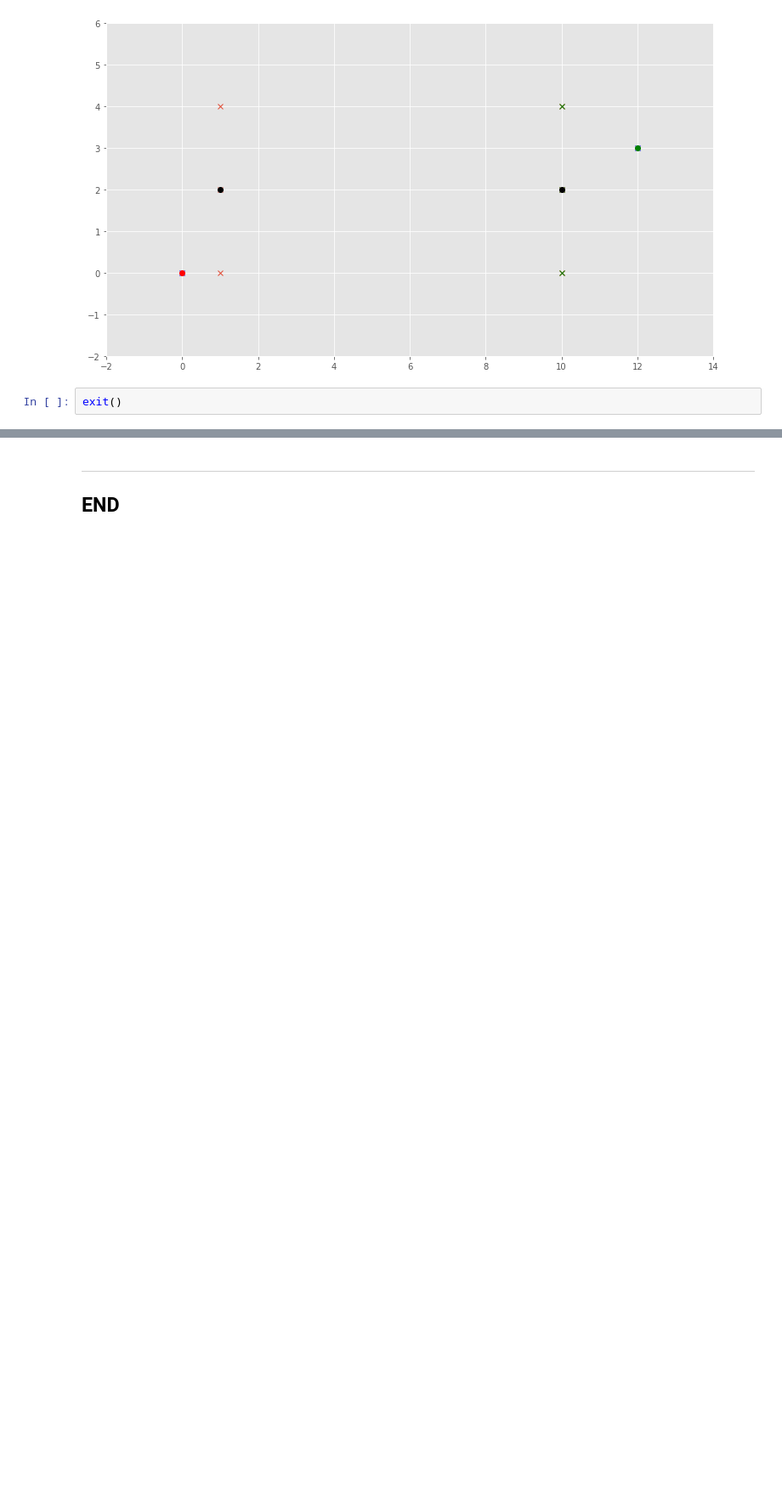
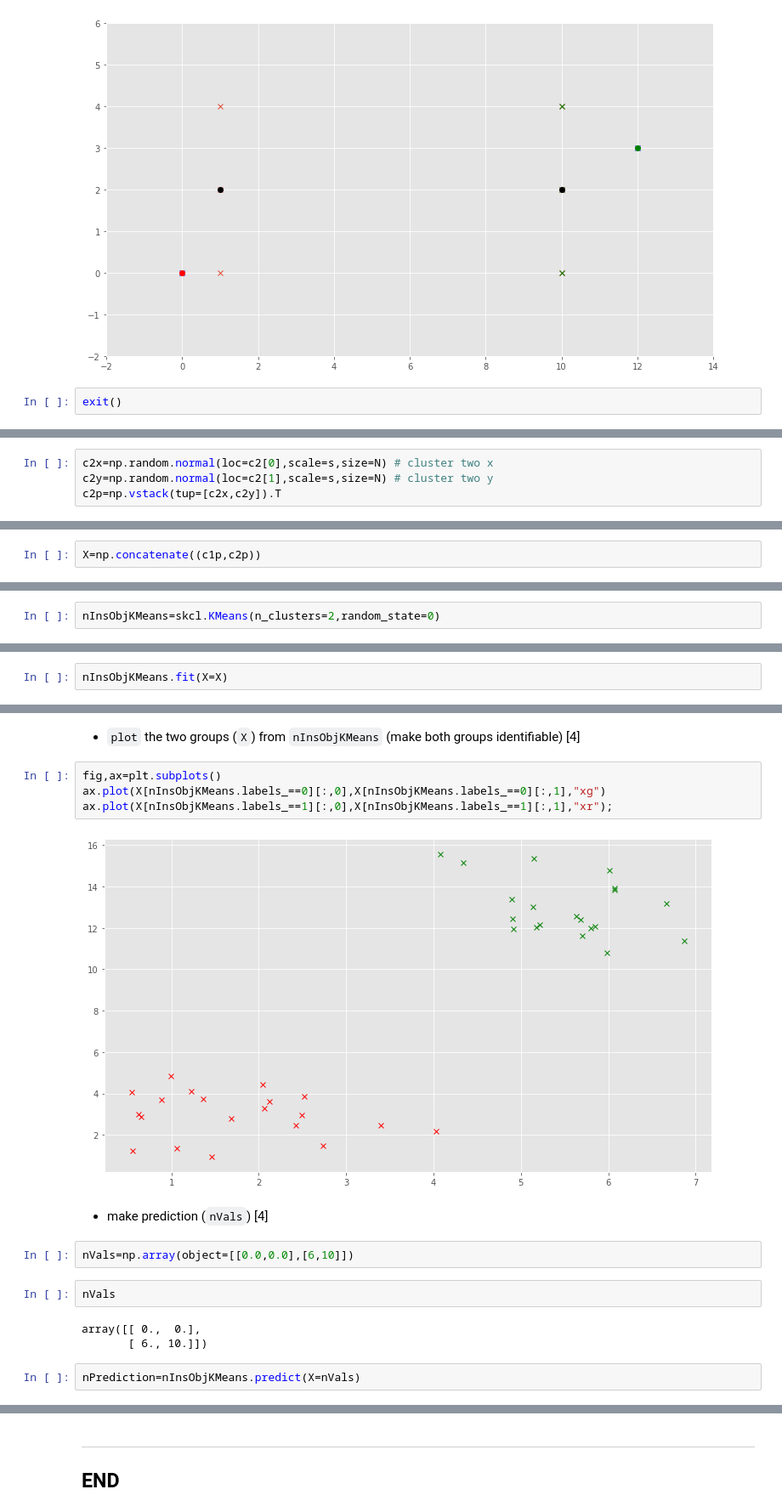
Before and after one commit to SeanOhAileasa/mls-scikit-learn-scipy-stats, a Jupyter notebook: scikit-learn.ipynb, the cells around one changed output, grey strips where cells are left out. Shown: that part at 85% size. Drawn from its saved outputs; the diff is of its cells as text; blank space fills up the shorter version.

```diff
--- a/scikit-learn.ipynb
+++ b/scikit-learn.ipynb
@@ -821,0 +693,4 @@ exit()
+# %%
+c2x=np.random.normal(loc=c2[0],scale=s,size=N) # cluster two x
+c2y=np.random.normal(loc=c2[1],scale=s,size=N) # cluster two y
+c2p=np.vstack(tup=[c2x,c2y]).T
@@ -821,0 +745,2 @@ exit()
+# %%
+X=np.concatenate((c1p,c2p))
@@ -821,0 +814,2 @@ exit()
+# %%
+nInsObjKMeans=skcl.KMeans(n_clusters=2,random_state=0)
@@ -821,0 +840,2 @@ exit()
+# %%
+nInsObjKMeans.fit(X=X)
@@ -821,0 +855,19 @@ exit()
+# %% [markdown]
+- ``plot`` the two groups (``X``) from ``nInsObjKMeans`` (make both groups identifiable) [4]
+# %%
+fig,ax=plt.subplots()
+ax.plot(X[nInsObjKMeans.labels_==0][:,0],X[nInsObjKMeans.labels_==0][:,1],"xg")
+ax.plot(X[nInsObjKMeans.labels_==1][:,0],X[nInsObjKMeans.labels_==1][:,1],"xr");
+# %% [output]
+[figure, added]
+# %% [markdown]
+- make prediction (``nVals``) [4]
+# %%
+nVals=np.array(object=[[0.0,0.0],[6,10]])
+# %%
+nVals
+# %% [output]
+array([[ 0.,  0.],
+       [ 6., 10.]])
+# %%
+nPrediction=nInsObjKMeans.predict(X=nVals)
```
Also changed, not shown: parts of 150 cells of this notebook.
